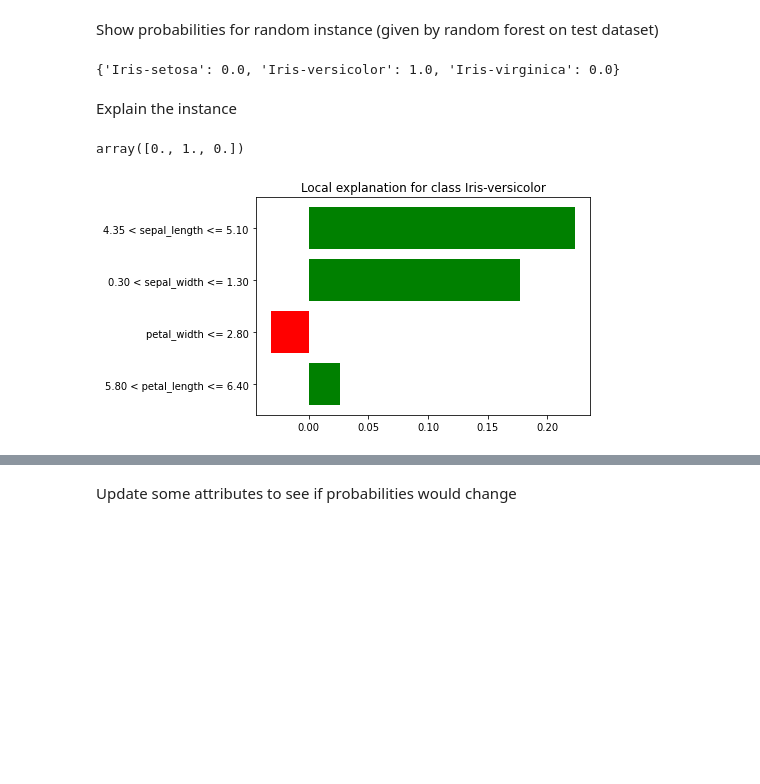
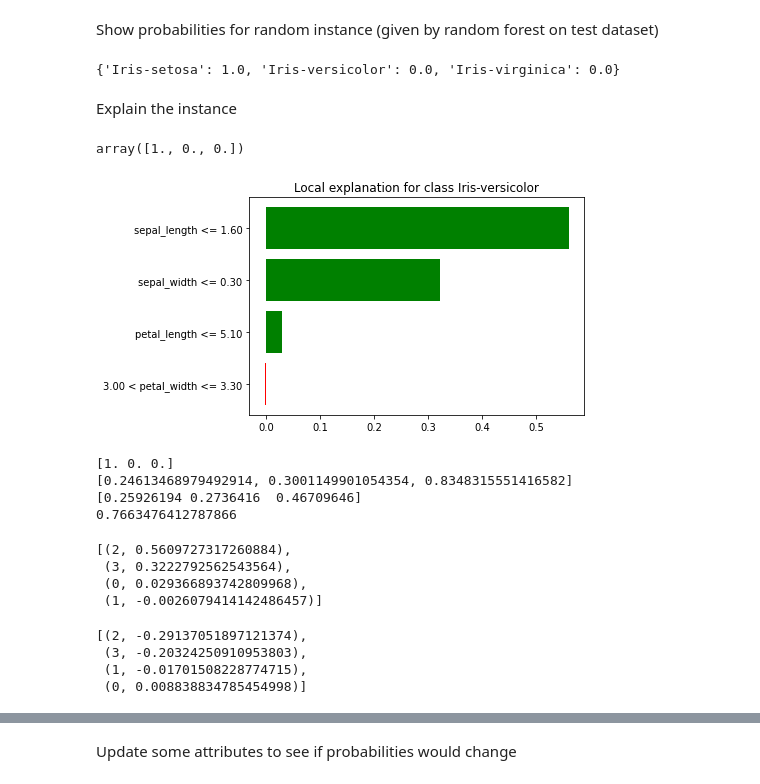
Before and after one commit to vonHousen/lime, a Jupyter notebook: doc/mod/notebooks/PoC_iris.ipynb, the cells around one changed output, grey strips where cells are left out. Drawn from its saved outputs; the diff is of its cells as text; code cells hidden in the pictures; blank space fills up the shorter version.

```diff
--- a/doc/mod/notebooks/PoC_iris.ipynb
+++ b/doc/mod/notebooks/PoC_iris.ipynb
@@ -3,6 +3,15 @@ import pandas as pd
 import numpy as np
 import sklearn.ensemble
 import lime.lime_tabular
+import lime.lime_tabular_mod
+import matplotlib.pyplot as plt
+
+import importlib
+importlib.reload(lime.lime_tabular_mod)
+
+pd.set_option("display.max_columns", None)
+pd.set_option("mode.chained_assignment", None)
+plt.style.use({"figure.facecolor": "white"})
 # %% [markdown]
 ### Load iris dataset
 # %%
@@ -104,7 +113,7 @@ Predicted: ['Iris-versicolor']. It's accuracy: 1.0
 # %% [markdown]
 ### Use LIME to explain local prediction
 # %%
-explainer = lime.lime_tabular.LimeTabularExplainer(
+explainer = lime.lime_tabular_mod.LimeTabularExplainerMod(
     train_set,
     feature_names = attributes,
     class_names = train_labels
@@ -112,7 +121,8 @@ explainer = lime.lime_tabular.LimeTabularExplainer(
 # %% [markdown]
 Show probabilities for random instance (given by random forest on test dataset)
 # %%
-instance = test_set[0]
+sample_idx = np.random.randint(low=0, high=test_set.shape[0])
+instance = test_set[sample_idx]
 probabilities = random_forest.predict_proba(instance.reshape(1,-1))[0,:]
 probabilities_for_labels = {}
 for label, probability in zip(random_forest.classes_, probabilities):
@@ -120,18 +130,45 @@ for label, probability in zip(random_forest.classes_, probabilities):
 print(probabilities_for_labels)
 predicted_label_id = np.argmax(probabilities)
 # %% [output]
-{'Iris-setosa': 0.0, 'Iris-versicolor': 1.0, 'Iris-virginica': 0.0}
+{'Iris-setosa': 1.0, 'Iris-versicolor': 0.0, 'Iris-virginica': 0.0}
 # %% [markdown]
 Explain the instance
 # %%
-exp = explainer.explain_instance(
+importlib.reload(lime.lime_tabular_mod)
+explanation = explainer.explain_instance(
     instance,
     random_forest.predict_proba,
     num_features = 4,
     top_labels = 3
 )
-exp.as_pyplot_figure(predicted_label_id)
-exp.predict_proba
+explanation.as_pyplot_figure(explanation.top_labels[0])
+explanation.predict_proba   # probabilites from explained model
 # %% [output]
-array([0., 1., 0.])
+array([1., 0., 0.])
-[figure, old version]
+[figure, new version]
+# %%
+print(explanation.get_probabilities_for_explained_model())
+print(explanation.get_probabilities_for_surrogate_model())
+print(explanation.get_probabilities_for_surrogate_model(normalized=True))
+print(explanation.get_accuracy())
+# %% [output]
+[1. 0. 0.]
+[0.24613468979492914, 0.3001149901054354, 0.8348315551416582]
+[0.25926194 0.2736416  0.46709646]
+0.7663476412787866
+# %%
+top_features = explanation.as_map()[explanation.top_labels[0]]
+top_features
+# %% [output]
+[(2, 0.5609727317260884),
+ (3, 0.3222792562543564),
+ (0, 0.029366893742809968),
+ (1, -0.0026079414142486457)]
+# %%
+second_top_features = explanation.as_map()[explanation.top_labels[1]]
+second_top_features
+# %% [output]
+[(2, -0.29137051897121374),
+ (3, -0.20324250910953803),
+ (1, -0.01701508228774715),
+ (0, 0.008838834785454998)]
```
Also changed, not shown: parts of 11 cells of this notebook, 9 other files.
